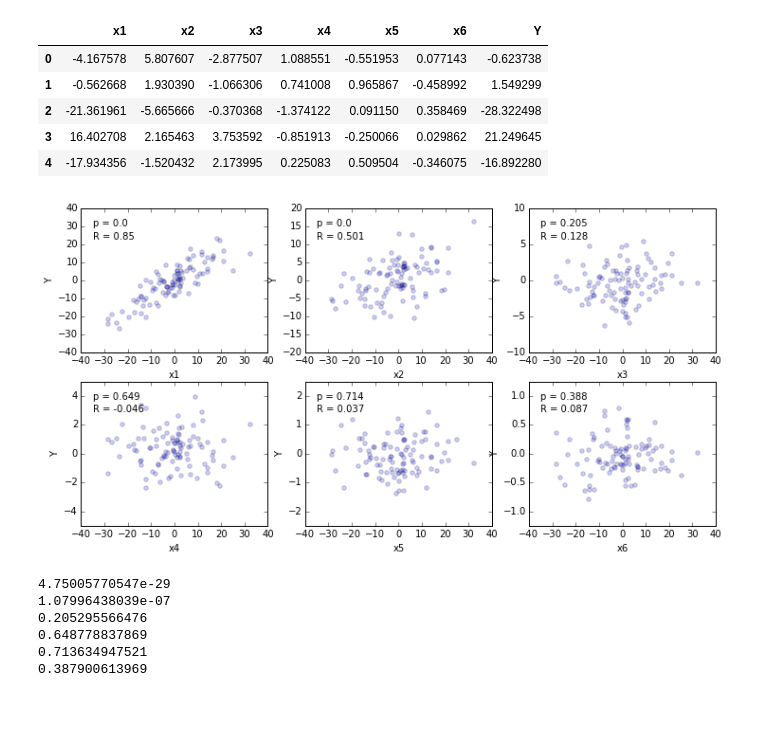
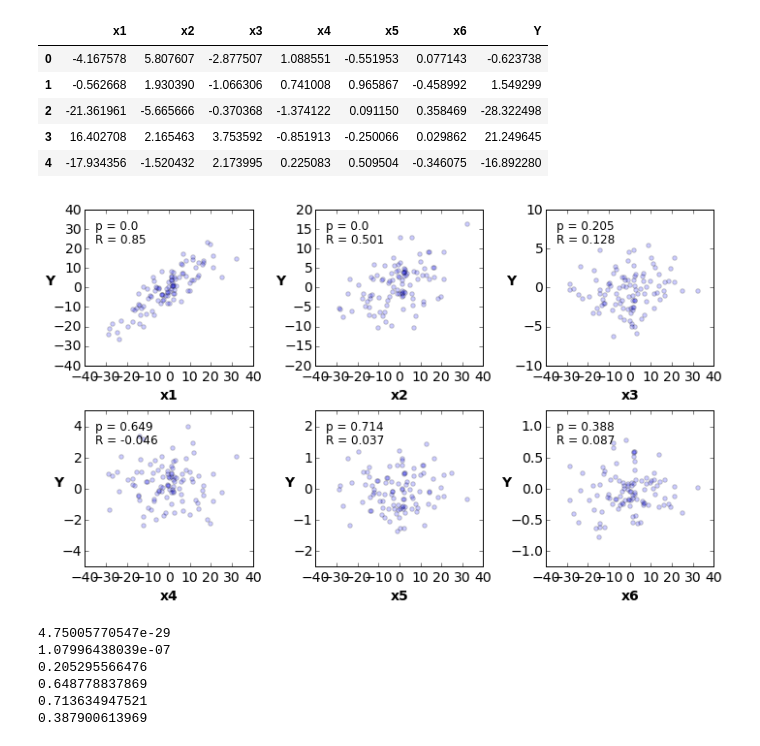
Before and after one commit to frickp/dataSandbox, a Jupyter notebook: multipleRegression.ipynb, the cells around one changed output. Saved outputs shown, nothing was run; the diff lists cells and outputs as text; code cells hidden in the pictures; blank space fills up the shorter version.

```diff
--- a/multipleRegression.ipynb
+++ b/multipleRegression.ipynb
@@ -48,29 +48,34 @@ df.head()
 # %%
 #In Dev
 xList = ['x'+str(i+1) for i in range(6)]
-fig = plt.figure(figsize=(12,6), dpi=1600)
+fig = plt.figure(figsize=(10,6), dpi=1600)
 
 #Function to make a single plot
 def multiPlot(col):
     ax=plt.subplot2grid((ncol,nrow),(yPanel,xPanel))
     ax.scatter(df['Y'],df[col],alpha=0.2)
     ax.set_ylim(-4*p[legIdx],4*p[legIdx])
     pVal = str(np.round(stats.pearsonr(df['Y'],df[col])[1],3))
     rVal = str(np.round(stats.pearsonr(df['Y'],df[col])[0],3))
-    ax.text(y=3*p[legIdx],x=-35,s='p = '+ pVal)
-    ax.text(y=2.3*p[legIdx],x=-35,s='R = '+ rVal)
-    ax.set_xlabel(col); ax.set_ylabel('Y')
+    ax.text(y=3*p[legIdx],x=-35,s='p = '+ pVal,fontsize=12)
+    ax.text(y=2.3*p[legIdx],x=-35,s='R = '+ rVal,fontsize=12)
+    ax.set_xlabel(col,fontsize=14,fontweight='bold')
+    ax.set_ylabel('Y',fontsize=14,fontweight='bold',rotation='horizontal')
+    ax.tick_params(labelsize=14)
 
 #Script to add plots to multipanel figure
 xPanel = 0; yPanel = 0; ncol = 2; nrow = 3; legIdx=0
+#plt.tight_layout()
 for i in xList:
     multiPlot(i)
     xPanel=xPanel+1; legIdx=legIdx+1
     if xPanel>(nrow-1):
         xPanel=0
         yPanel=yPanel+1
+
+fig.tight_layout()
 # %% [output]
-[figure, old version]
+[figure, new version]
 # %%
 xList = ['x'+str(i+1) for i in range(6)]
 
```
